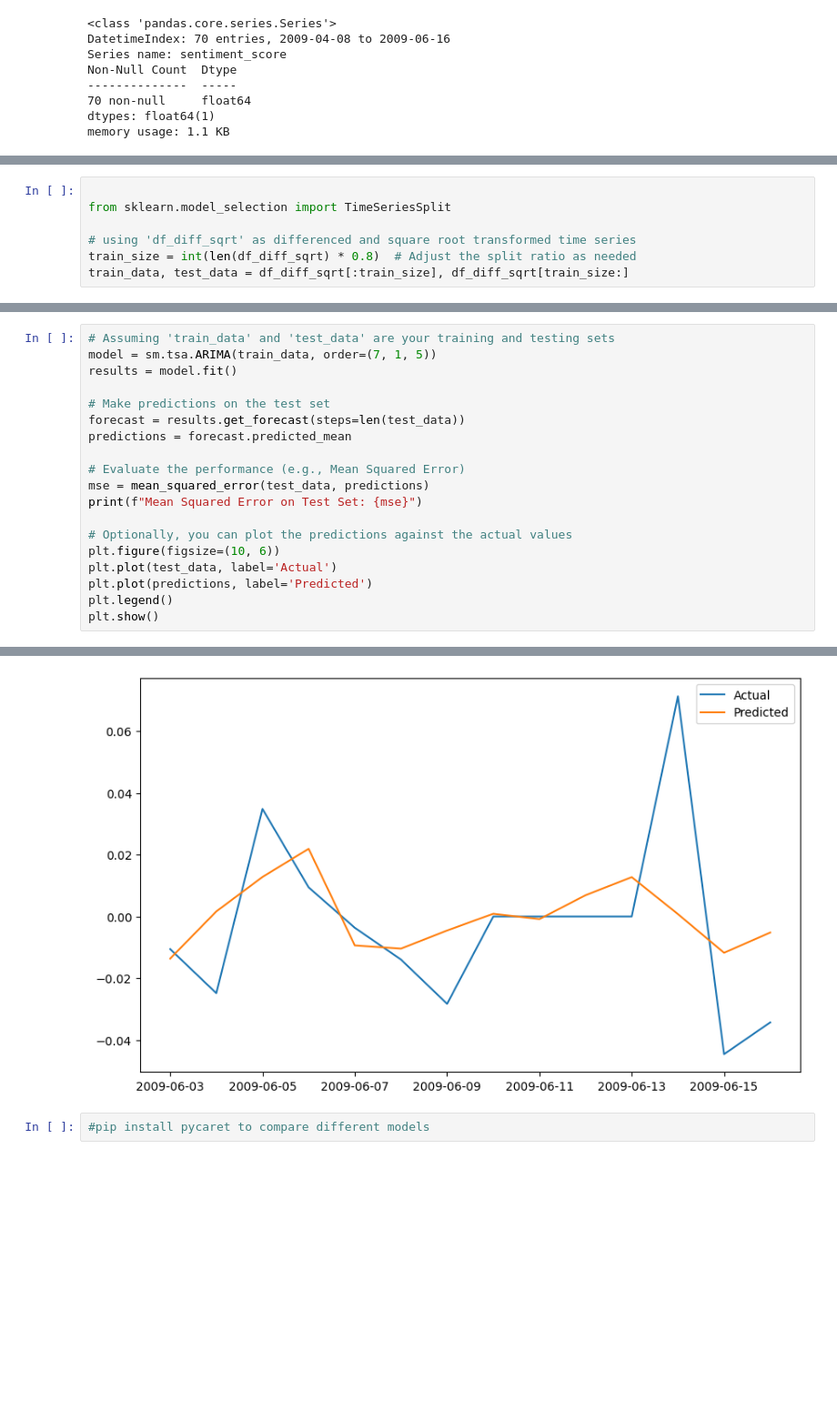
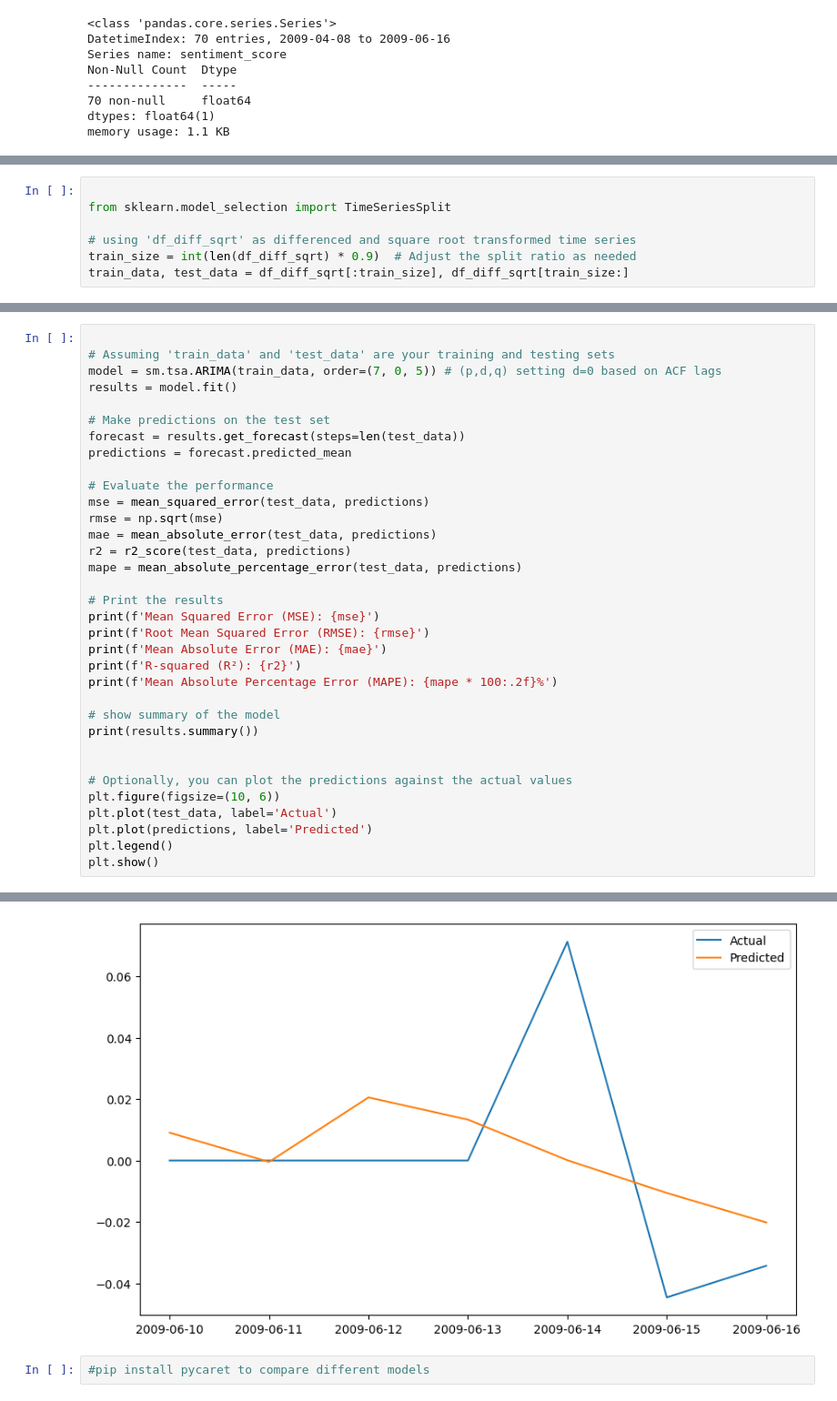
Before and after one commit to clarissa2020274/2020274_CA2, a Jupyter notebook: 2020274_MScDA_CA2_Clarissa_SecondNotebook.ipynb, the cells around one changed output, grey strips where cells are left out. Shown at 91% size. Drawn from its saved outputs; the diff is of its cells as text; blank space fills up the shorter version.

Commit message:
ARIMA modelling

```diff
--- a/2020274_MScDA_CA2_Clarissa_SecondNotebook.ipynb
+++ b/2020274_MScDA_CA2_Clarissa_SecondNotebook.ipynb
@@ -635,7 +722,7 @@ For the initial splitting, it was used 80% of the dates for train and 20% for te
 from sklearn.model_selection import TimeSeriesSplit
 
 # using 'df_diff_sqrt' as differenced and square root transformed time series
-train_size = int(len(df_diff_sqrt) * 0.8)  # Adjust the split ratio as needed
+train_size = int(len(df_diff_sqrt) * 0.9)  # Adjust the split ratio as needed
 train_data, test_data = df_diff_sqrt[:train_size], df_diff_sqrt[train_size:]
 # %%
 import itertools
@@ -674,15 +778,30 @@ Best Order (p, d, q): (7, 1, 5)
 # %%
+
 # Assuming 'train_data' and 'test_data' are your training and testing sets
-model = sm.tsa.ARIMA(train_data, order=(7, 1, 5))
+model = sm.tsa.ARIMA(train_data, order=(7, 0, 5)) # (p,d,q) setting d=0 based on ACF lags
 results = model.fit()
 
 # Make predictions on the test set
 forecast = results.get_forecast(steps=len(test_data))
 predictions = forecast.predicted_mean
 
-# Evaluate the performance (e.g., Mean Squared Error)
+# Evaluate the performance
 mse = mean_squared_error(test_data, predictions)
-print(f"Mean Squared Error on Test Set: {mse}")
+rmse = np.sqrt(mse)
+mae = mean_absolute_error(test_data, predictions)
+r2 = r2_score(test_data, predictions)
+mape = mean_absolute_percentage_error(test_data, predictions)
+
+# Print the results
+print(f'Mean Squared Error (MSE): {mse}')
+print(f'Root Mean Squared Error (RMSE): {rmse}')
+print(f'Mean Absolute Error (MAE): {mae}')
+print(f'R-squared (R²): {r2}')
+print(f'Mean Absolute Percentage Error (MAPE): {mape * 100:.2f}%')
+
+# show summary of the model
+print(results.summary())
+
 
 # Optionally, you can plot the predictions against the actual values
 plt.figure(figsize=(10, 6))
@@ -695,3 +830,3 @@ Mean Squared Error on Test Set: 0.0006472196495080699
-[figure, old version]
+[figure, new version]
 # %%
 #pip install pycaret to compare different models
```
Also changed, not shown: parts of 36 cells of this notebook.
